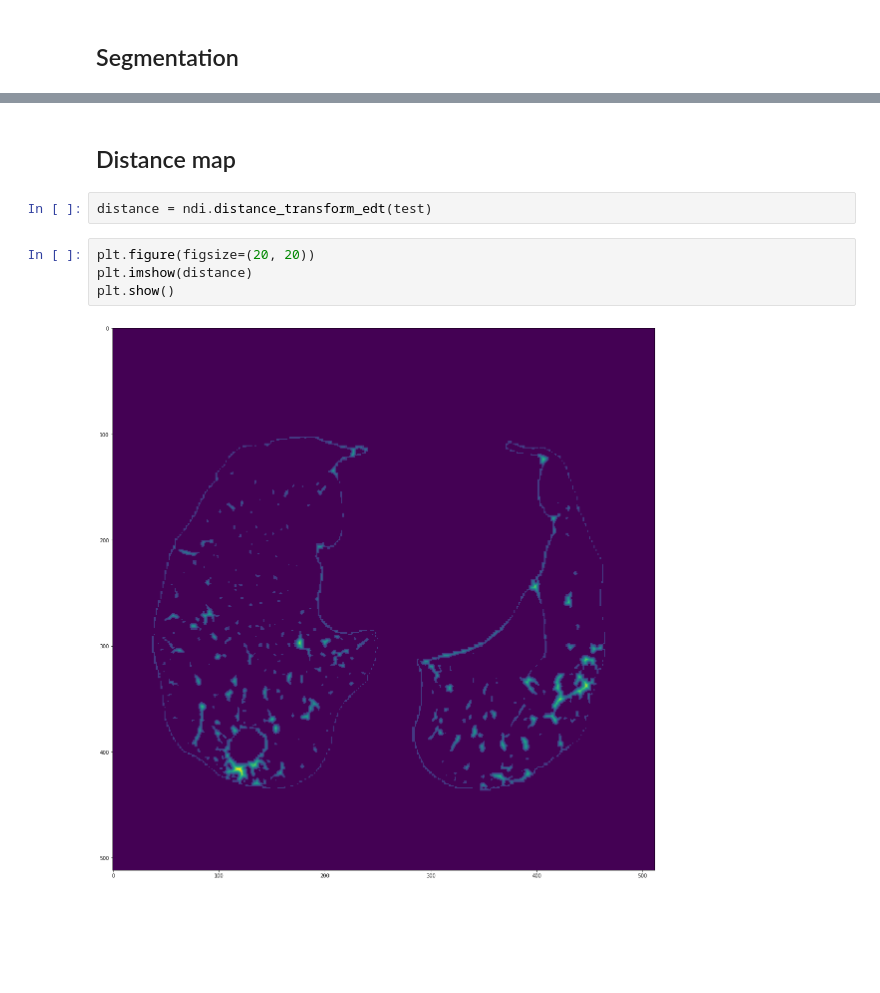
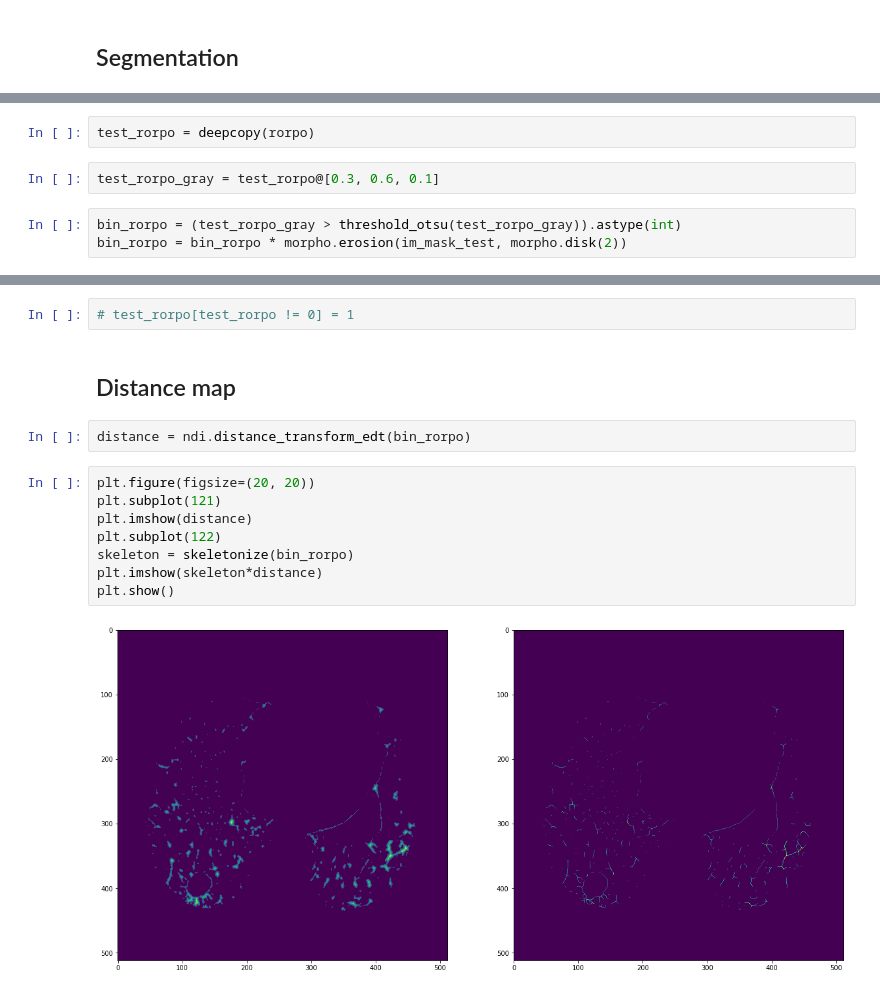
Before and after one commit to starcksophie/vesselness_covid, a Jupyter notebook: experiments.ipynb, the cells around one changed output, grey strips where cells are left out. Drawn from its saved outputs; the diff is of its cells as text; blank space fills up the shorter version.

```diff
--- a/experiments.ipynb
+++ b/experiments.ipynb
@@ -89,0 +97,7 @@ show([label2rgb(labels, image=test, bg_label=1)])
+# %%
+test_rorpo = deepcopy(rorpo)
+# %%
+test_rorpo_gray = test_rorpo@[0.3, 0.6, 0.1]
+# %%
+bin_rorpo = (test_rorpo_gray > threshold_otsu(test_rorpo_gray)).astype(int)
+bin_rorpo = bin_rorpo * morpho.erosion(im_mask_test, morpho.disk(2))
@@ -90,10 +108,16 @@ show([label2rgb(labels, image=test, bg_label=1)])
+# %%
+# test_rorpo[test_rorpo != 0] = 1
 # %% [markdown]
 ## Distance map
 # %%
-distance = ndi.distance_transform_edt(test)
+distance = ndi.distance_transform_edt(bin_rorpo)
 # %%
 plt.figure(figsize=(20, 20))
+plt.subplot(121)
 plt.imshow(distance)
+plt.subplot(122)
+skeleton = skeletonize(bin_rorpo)
+plt.imshow(skeleton*distance)
 plt.show()
 # %% [output]
-[figure, old version]
+[figure, new version]
```
Also changed, not shown: parts of 12 cells of this notebook, 3 other files.
